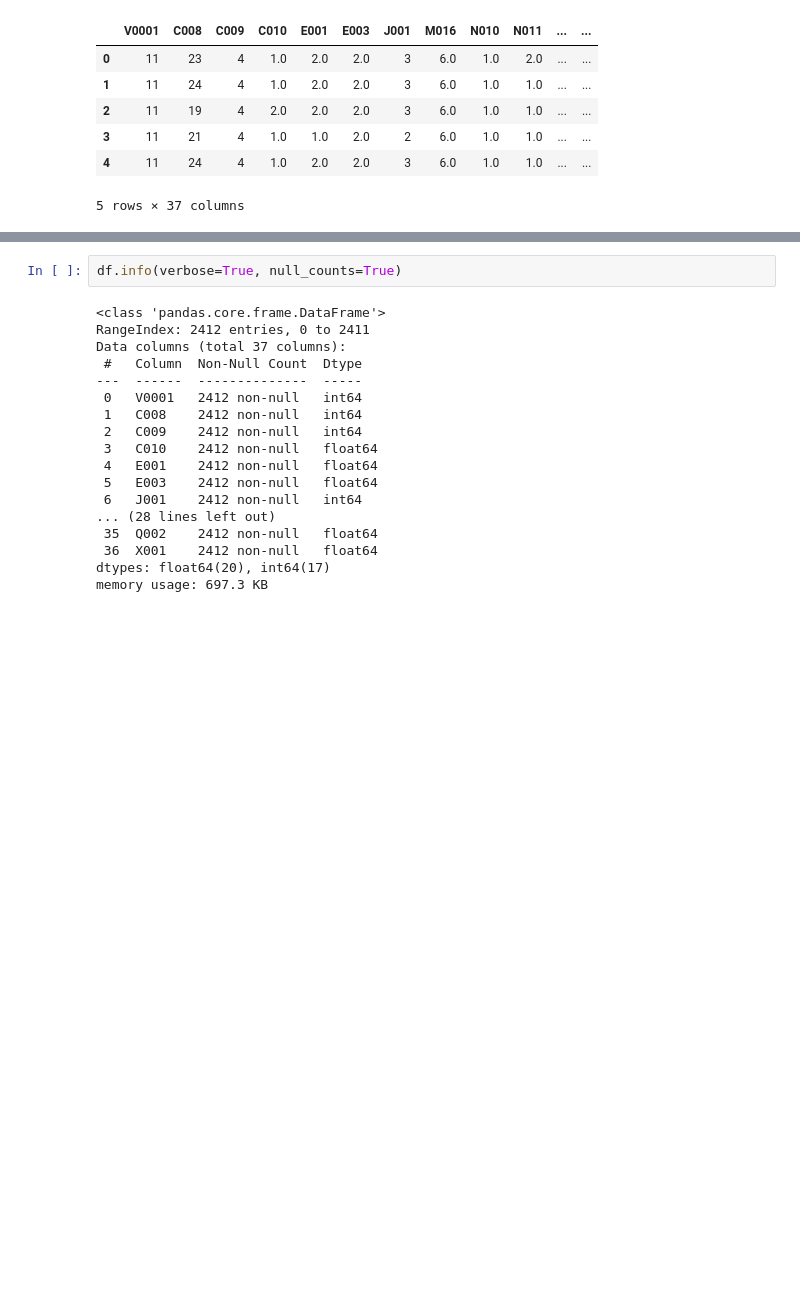
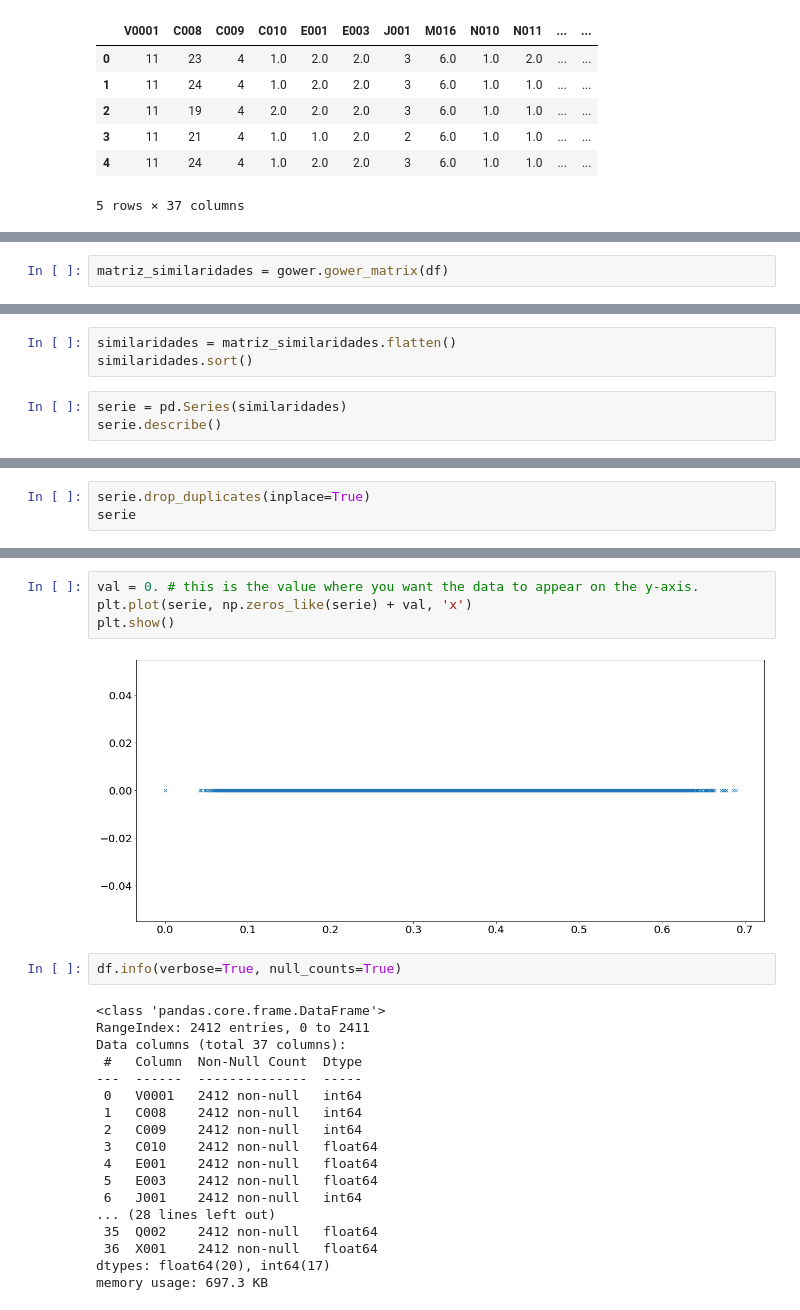
Before and after one commit to MateusAlberto/ClassificacaoDeHipertensao, a Jupyter notebook: Preprocessamento-parte2.ipynb, the cells around one changed output, grey strips where cells are left out. Drawn from its saved outputs; the diff is of its cells as text; blank space fills up the shorter version.

```diff
--- a/Preprocessamento-parte2.ipynb
+++ b/Preprocessamento-parte2.ipynb
@@ -87,0 +134,2 @@ df.head()
+# %%
+matriz_similaridades = gower.gower_matrix(df)
@@ -87,0 +138,6 @@ df.head()
+# %%
+similaridades = matriz_similaridades.flatten()
+similaridades.sort()
+# %%
+serie = pd.Series(similaridades)
+serie.describe()
@@ -87,0 +154,3 @@ df.head()
+# %%
+serie.drop_duplicates(inplace=True)
+serie
@@ -88,3 +170,9 @@ df.head()
+# %%
+val = 0. # this is the value where you want the data to appear on the y-axis.
+plt.plot(serie, np.zeros_like(serie) + val, 'x')
+plt.show()
+# %% [output]
+[figure, added]
 # %%
 df.info(verbose=True, null_counts=True)
 # %% [output]
```
Also changed, not shown: parts of 8 cells of this notebook, 1 other file.
